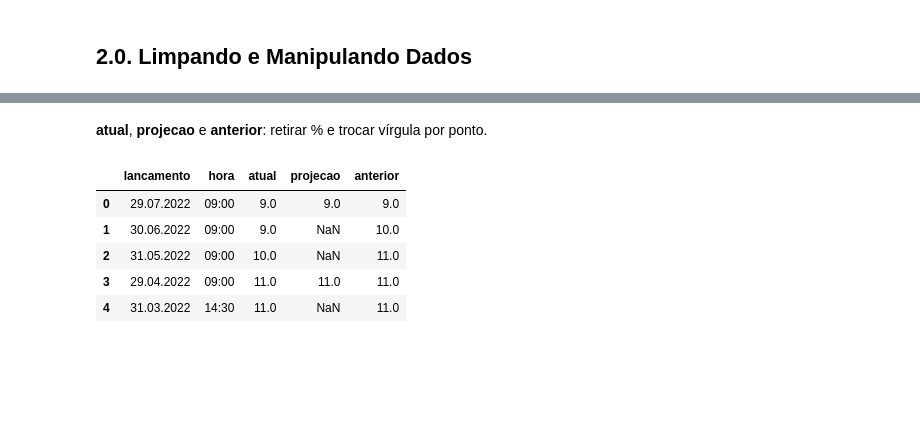
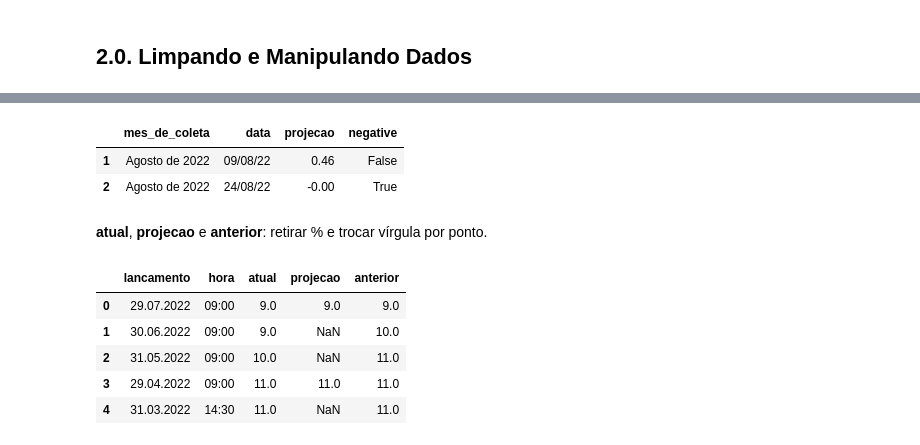
Before and after one commit to Lucas-Okamura/Selic-Forecast, a Jupyter notebook: selic-forecast.ipynb, the cells around one changed output, grey strips where cells are left out. Saved outputs shown, nothing was run; the diff lists cells and outputs as text; code cells hidden in the pictures; blank space fills up the shorter version.

```diff
--- a/selic-forecast.ipynb
+++ b/selic-forecast.ipynb
@@ -162,3 +219,6 @@ df_ipca
 df2 = df_raw.copy()
 df2_desemprego = df_desemprego.copy()
 df2_ipca = df_ipca.copy()
+df2_ipca_mensal = df_ipca_mensal.copy()
+df2_proj = df_proj.copy()
+df2_proj_next = df_proj_next.copy()
@@ -187,3 +225,27 @@ df2_ipca.head()
+# %%
+# Selic - dividindo valores por 100
+df2['meta_selic_aa'] = df2['meta_selic_aa'] / 100
+df2['taxa_selic'] = df2['taxa_selic'] / 100
+df2['taxa_selic_aa'] = df2['taxa_selic_aa'] / 100
+
+# IPCA - substituindo pontos e virgulas por strings vazias e dividindo por 100
+df2_ipca['ipca_acumulado_12_meses'] = df2_ipca['ipca_acumulado_12_meses'].str.replace('.', '', regex=True).str.replace(',', '', regex=True).astype(float) / 100
+df2_ipca_mensal['ipca_mensal'] = df2_ipca_mensal['ipca_mensal'].str.replace('.', '', regex=True).str.replace(',', '', regex=True).astype(float) / 100
+
+# IPCA projecao - substituindo pontos e virgulas por strings vazias, dividindo por 100 e verificando se e negativo ou nao
+df2_proj['negative'] = df2_proj['projecao'].apply(lambda x: True if '-' in x else False)
+df2_proj['projecao'] = df2_proj['projecao'].str.replace('.', '', regex=True).str.replace(',', '', regex=True).str.replace('-', '0', regex=True).astype(float) / 100
+df2_proj.loc[df2_proj['negative'], 'projecao'] = np.negative(df2_proj.loc[df2_proj['negative'], 'projecao'])
+
+df2_proj_next['negative'] = df2_proj_next['projecao'].apply(lambda x: True if '-' in x else False)
+df2_proj_next['projecao'] = df2_proj_next['projecao'].str.replace('.', '', regex=True).str.replace(',', '', regex=True).str.replace('-', '0', regex=True).astype(float) / 100
+df2_proj_next.loc[df2_proj_next['negative'], 'projecao'] = np.negative(df2_proj_next.loc[df2_proj_next['negative'], 'projecao'])
+
+df2_proj_next.head()
+# %% [output]
+|  | mes_de_coleta | data | projecao | negative |
+| 1 | Agosto de 2022 | 09/08/22 | 0.46 | False |
+| 2 | Agosto de 2022 | 24/08/22 | -0.00 | True |
 # %% [markdown]
 **atual**, **projecao** e **anterior**: retirar % e trocar vírgula por ponto.
 # %%
```
Also changed, not shown: parts of 22 cells of this notebook, 2 other files.
